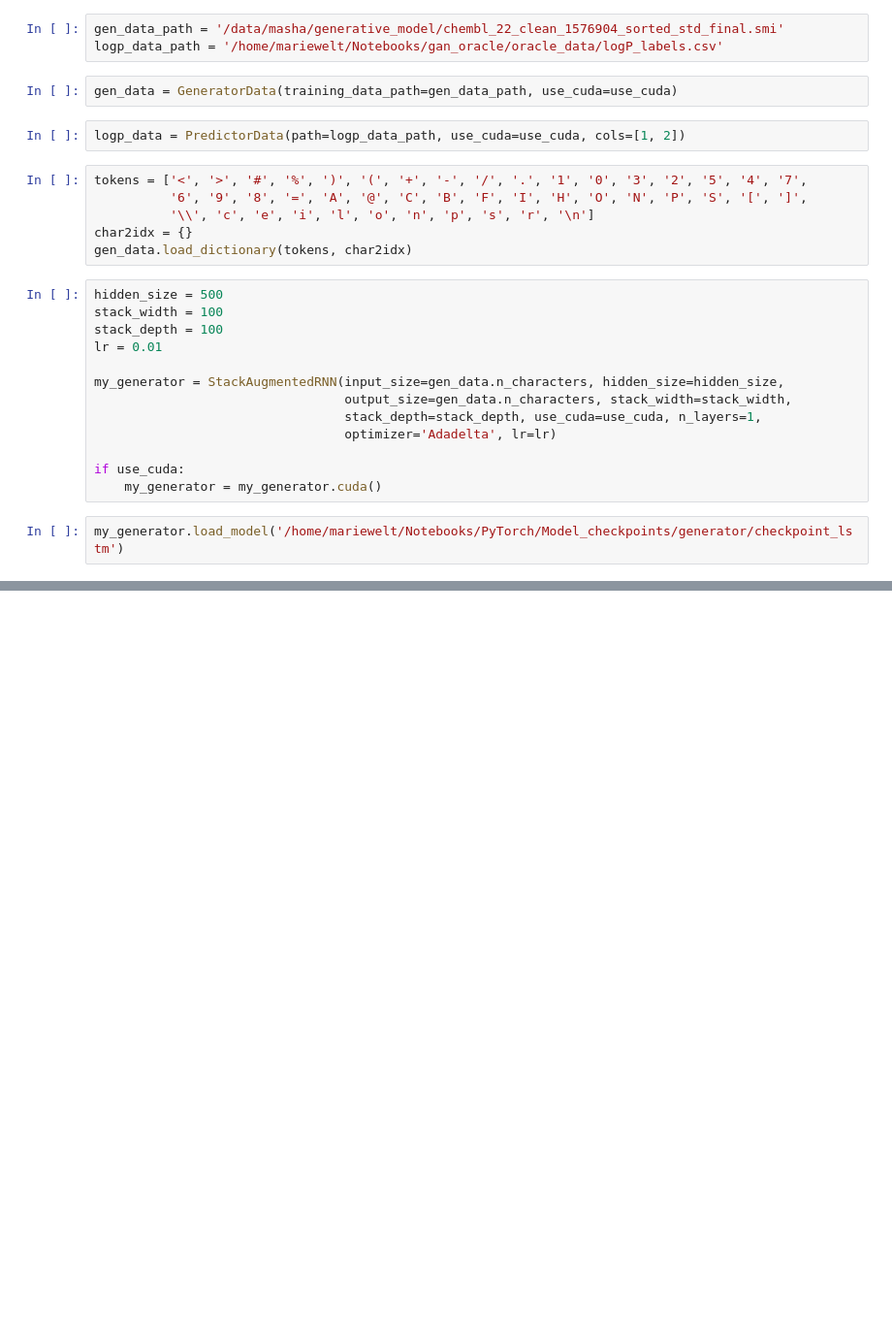
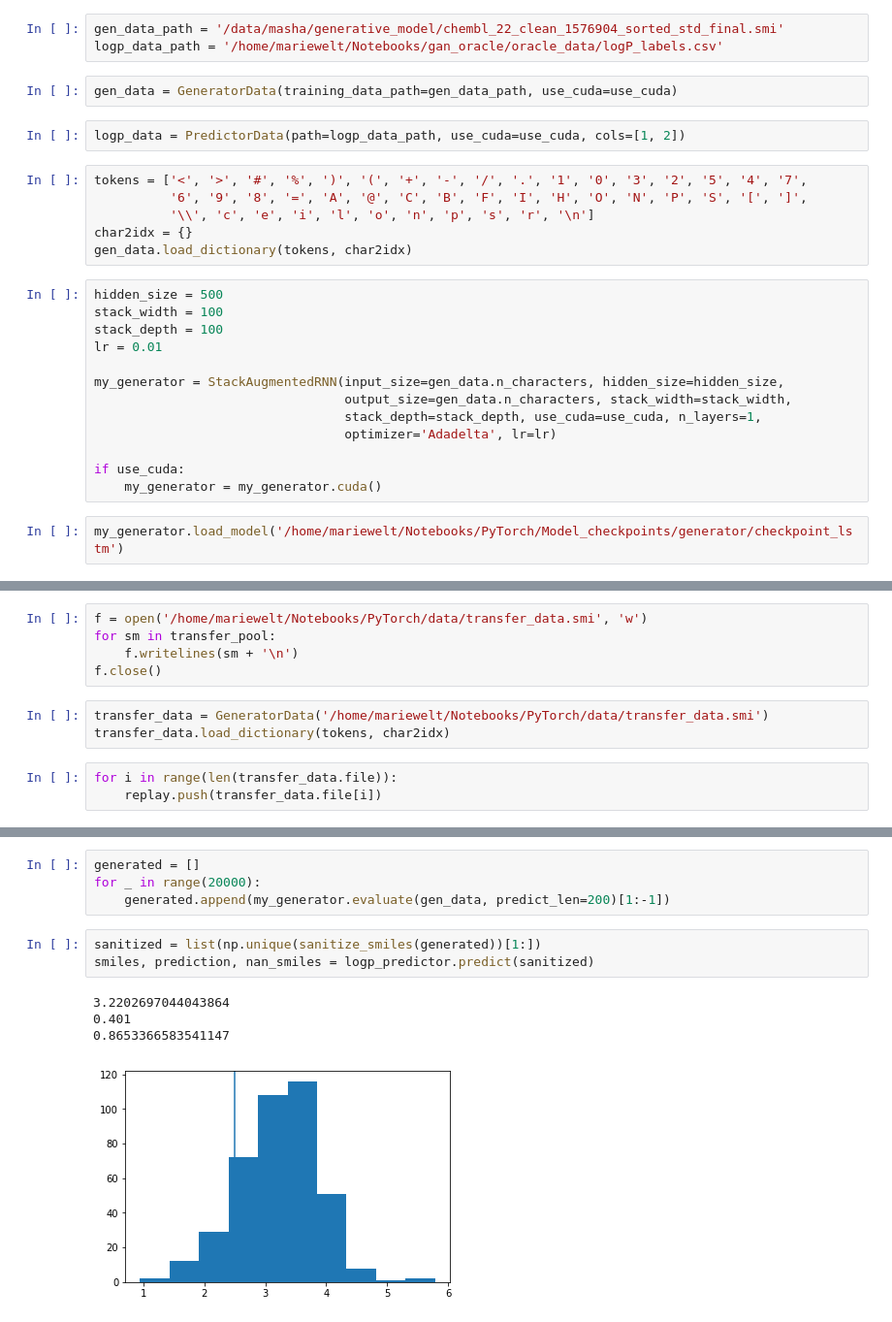
Before and after one commit to isayev/ReLeaSE, a Jupyter notebook: LogP-demo.ipynb, the cells around one changed output, grey strips where cells are left out. Shown at 97% size. Saved outputs shown, nothing was run; the diff lists cells and outputs as text; blank space fills up the shorter version.

```diff
--- a/LogP-demo.ipynb
+++ b/LogP-demo.ipynb
@@ -98,0 +120,11 @@ f.close()
+# %%
+f = open('/home/mariewelt/Notebooks/PyTorch/data/transfer_data.smi', 'w')
+for sm in transfer_pool:
+    f.writelines(sm + '\n')
+f.close()
+# %%
+transfer_data = GeneratorData('/home/mariewelt/Notebooks/PyTorch/data/transfer_data.smi')
+transfer_data.load_dictionary(tokens, char2idx)
+# %%
+for i in range(len(transfer_data.file)):
+    replay.push(transfer_data.file[i])
@@ -98,0 +296,12 @@ f.close()
+# %%
+generated = []
+for _ in range(20000):
+    generated.append(my_generator.evaluate(gen_data, predict_len=200)[1:-1])
+# %%
+sanitized = list(np.unique(sanitize_smiles(generated))[1:])
+smiles, prediction, nan_smiles = logp_predictor.predict(sanitized)
+# %% [output]
+3.2202697044043864
+0.401
+0.8653366583541147
+[figure, added]
```
Also changed, not shown: parts of 22 cells of this notebook.
